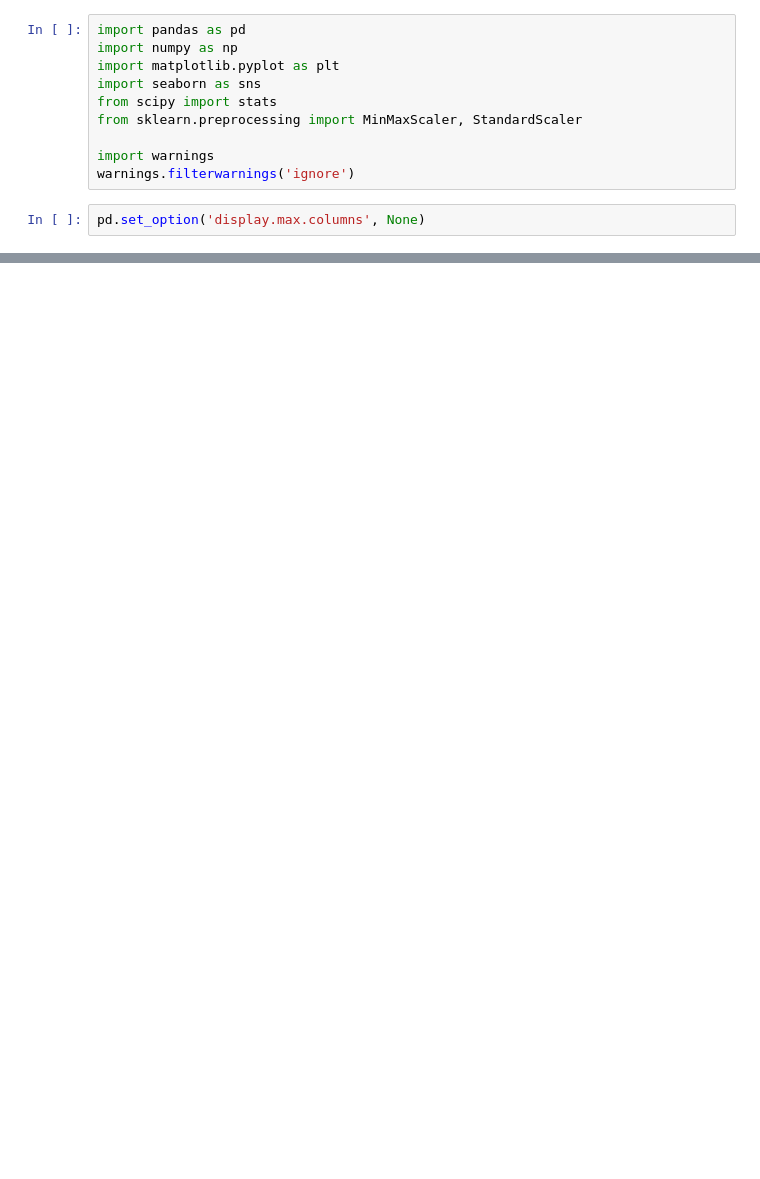
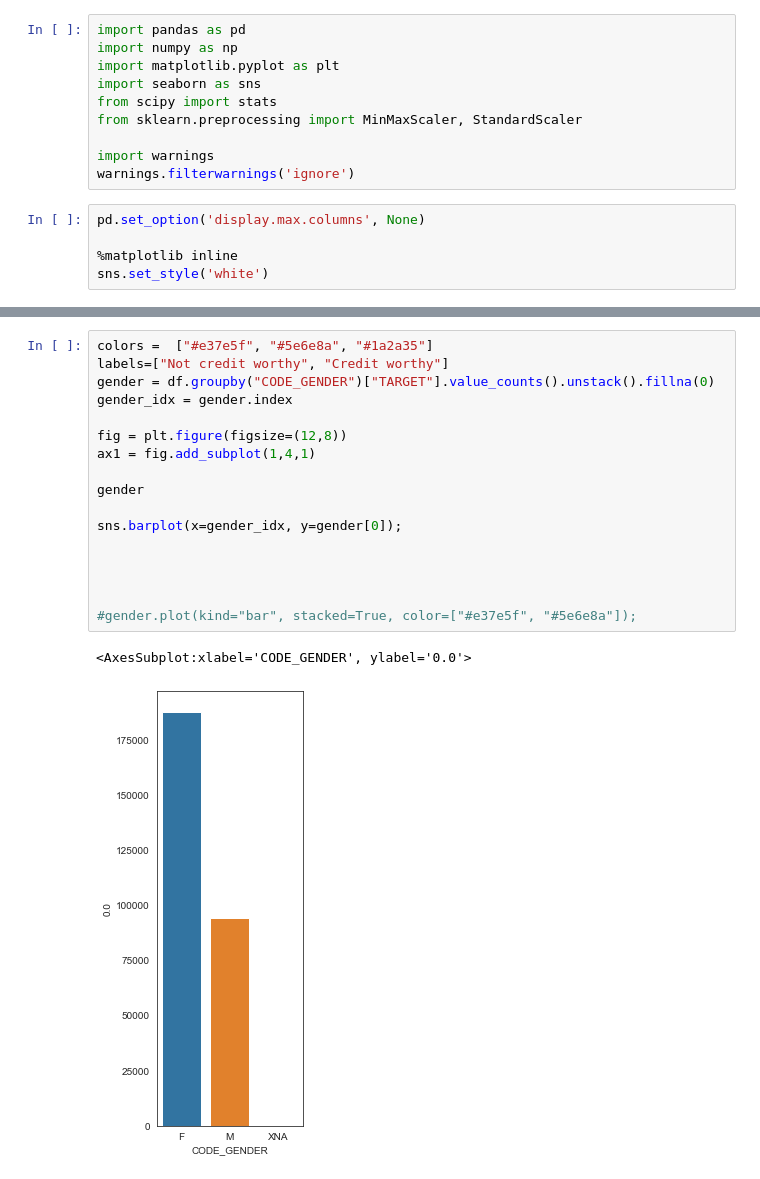
Before and after one commit to chandrakanthHA/Home_Credit, a Jupyter notebook: EDA.ipynb, the cells around one changed output, grey strips where cells are left out. Cells and saved outputs as stored; diff of their text form; blank space fills up the shorter version.

```diff
--- a/EDA.ipynb
+++ b/EDA.ipynb
@@ -10,3 +10,6 @@ import warnings
 warnings.filterwarnings('ignore')
 # %%
 pd.set_option('display.max.columns', None)
+
+%matplotlib inline
+sns.set_style('white')
@@ -216,0 +223,20 @@ df.rename(columns = {"application_train.csv":"SK_ID_CURR"}, inplace = True)
+# %%
+colors =  ["#e37e5f", "#5e6e8a", "#1a2a35"]
+labels=["Not credit worthy", "Credit worthy"]
+gender = df.groupby("CODE_GENDER")["TARGET"].value_counts().unstack().fillna(0)
+gender_idx = gender.index
+
+fig = plt.figure(figsize=(12,8))
+ax1 = fig.add_subplot(1,4,1)
+
+gender
+
+sns.barplot(x=gender_idx, y=gender[0]);
+
+
+
+
+#gender.plot(kind="bar", stacked=True, color=["#e37e5f", "#5e6e8a"]);
+# %% [output]
+<AxesSubplot:xlabel='CODE_GENDER', ylabel='0.0'>
+[figure, added]
```
Also changed, not shown: parts of 59 cells of this notebook, 2 other files.
